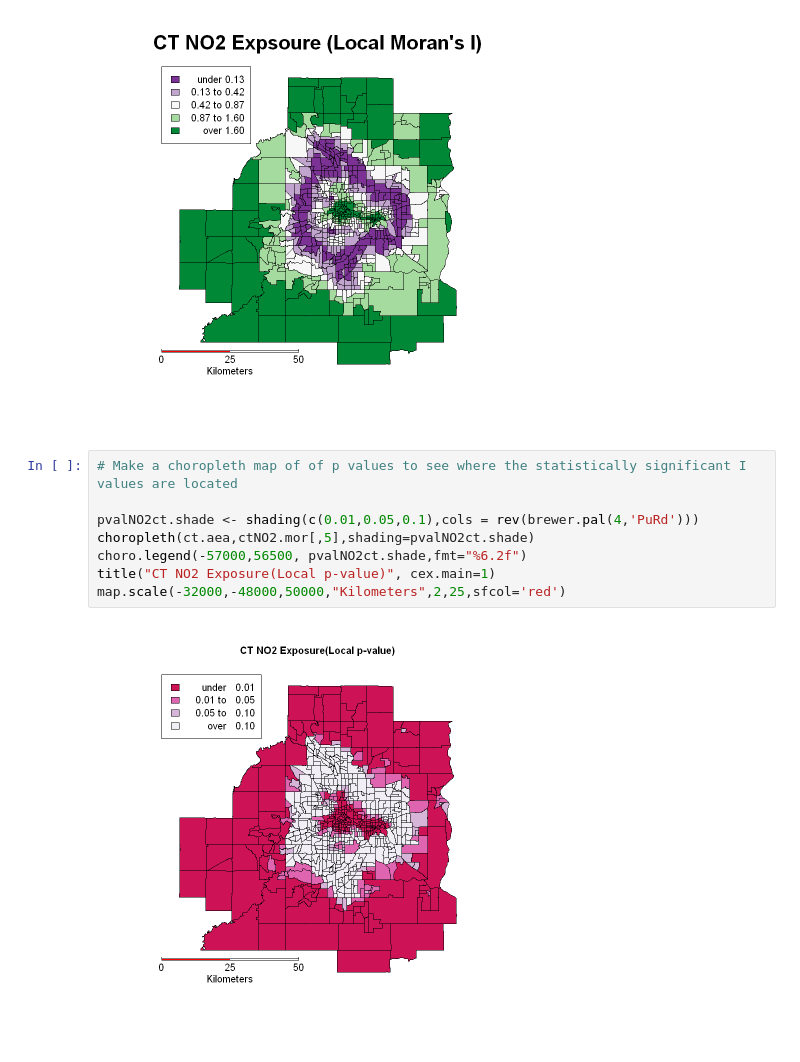
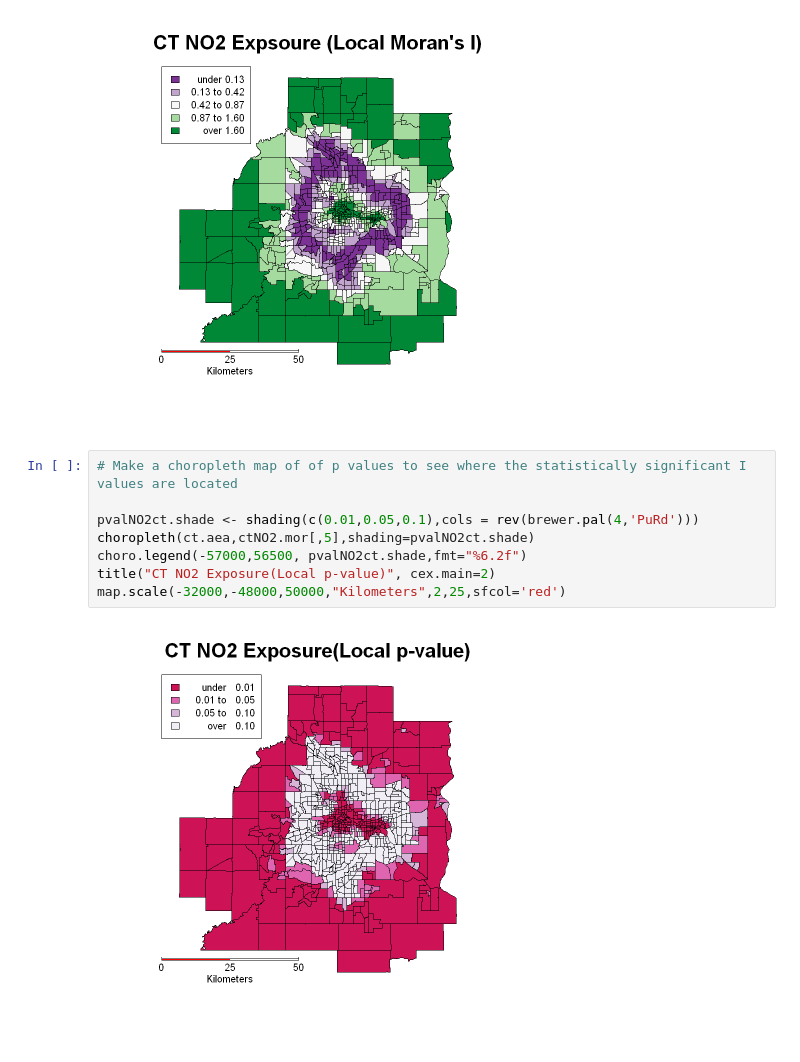
Before and after one commit to travisormsby/day_of_data, a Jupyter notebook: Autocorrelation.ipynb, the cells around one changed output. Cells and saved outputs as stored; diff of their text form.

```diff
--- a/Autocorrelation.ipynb
+++ b/Autocorrelation.ipynb
@@ -98,10 +113,10 @@ map.scale(-32000,-48000,50000,"Kilometers",2,25,sfcol='red')
 # %%
 # Make a choropleth map of of p values to see where the statistically significant I values are located
 
 pvalNO2ct.shade <- shading(c(0.01,0.05,0.1),cols = rev(brewer.pal(4,'PuRd')))
 choropleth(ct.aea,ctNO2.mor[,5],shading=pvalNO2ct.shade)
 choro.legend(-57000,56500, pvalNO2ct.shade,fmt="%6.2f")
-title("CT NO2 Exposure(Local p-value)", cex.main=1)
+title("CT NO2 Exposure(Local p-value)", cex.main=2)
 map.scale(-32000,-48000,50000,"Kilometers",2,25,sfcol='red')
 # %% [output]
-[figure, old version]
+[figure, new version]
```
Also changed, not shown: parts of 17 cells of this notebook.
